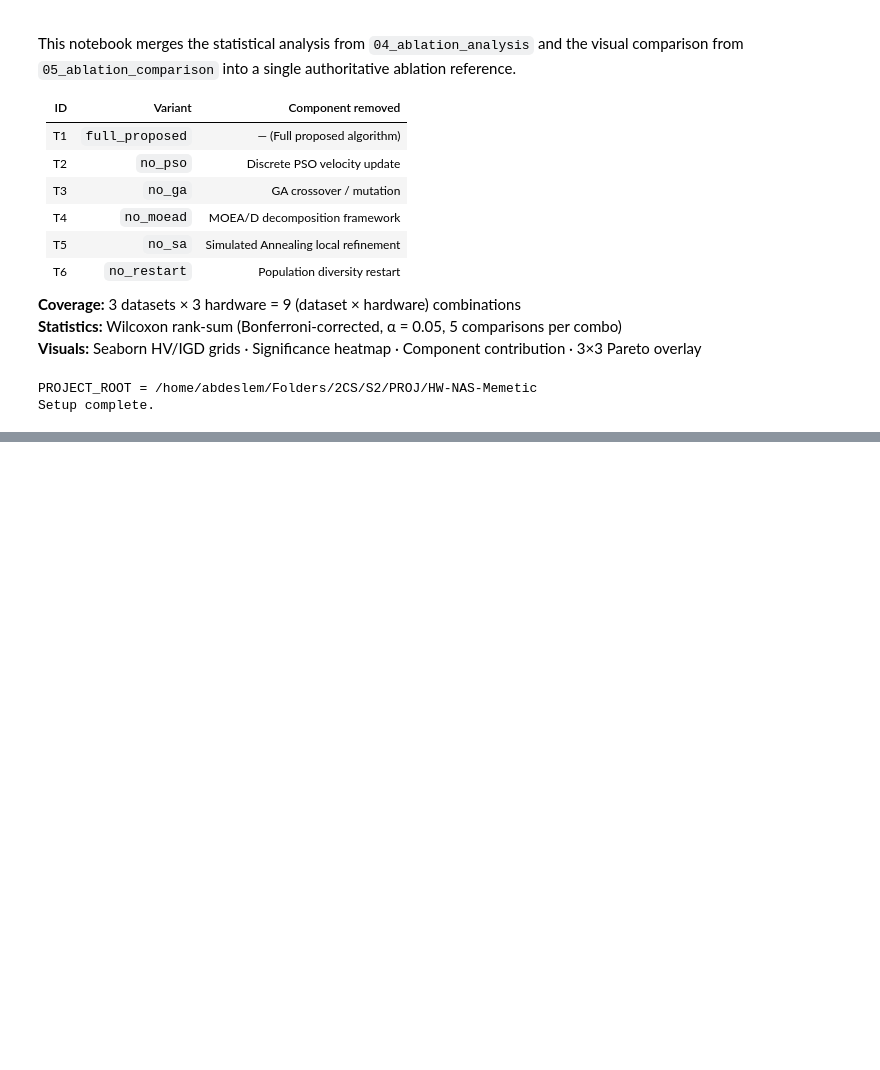
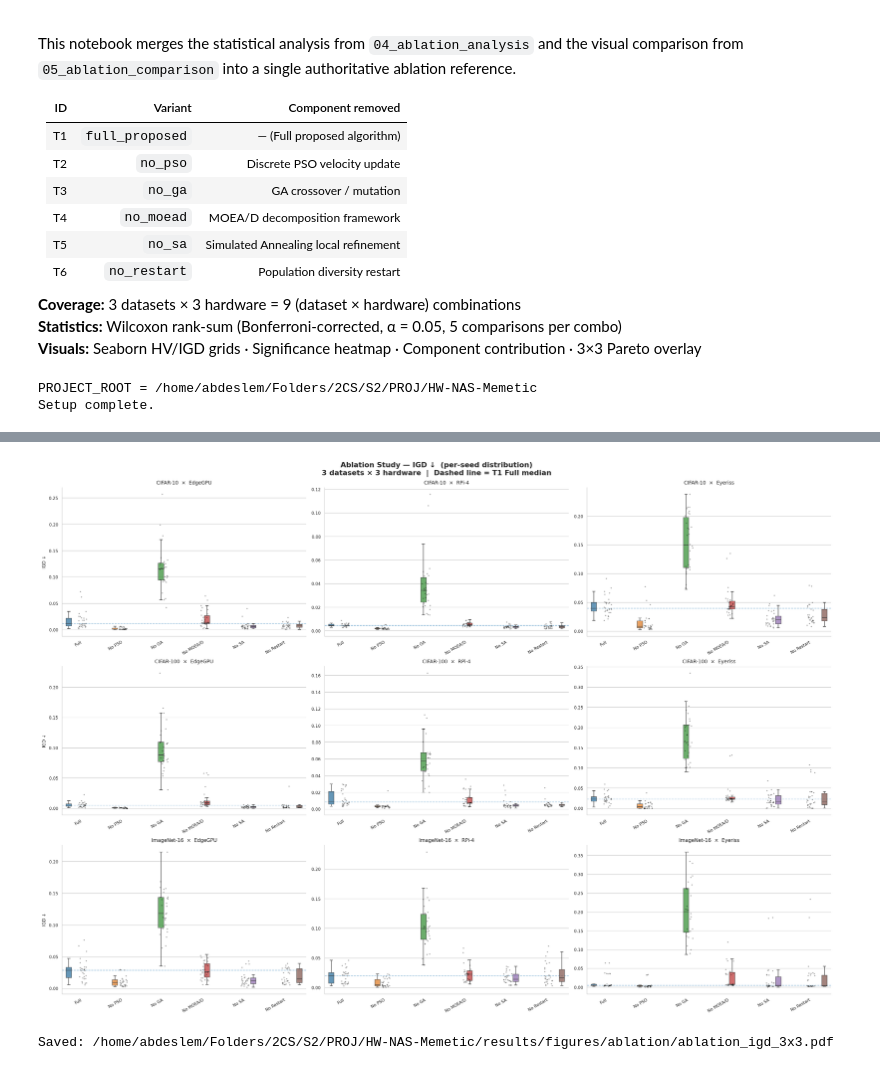
Before and after one commit to AbdeslemHMN/HW-NAS-Memetic, a Jupyter notebook: notebooks/05_comprehensive_ablation.ipynb, the cells around one changed output, grey strips where cells are left out. Drawn from its saved outputs; the diff is of its cells as text; code cells hidden in the pictures; blank space fills up the shorter version.

```diff
--- a/notebooks/05_comprehensive_ablation.ipynb
+++ b/notebooks/05_comprehensive_ablation.ipynb
@@ -346,35 +447,38 @@ for r, ds in enumerate(DATASETS):
 
         if sub.empty:
             ax.text(0.5, 0.5, "No data", ha="center", va="center",
                     transform=ax.transAxes, fontsize=10, color="gray")
             ax.set_title(f"{DS_LABEL[ds]}  ×  {HW_LABEL[hw]}", fontsize=9)
             continue
 
         sns.boxplot(
-            data=sub, x="Short", y="IGD", order=order,
-            palette=PALETTE, ax=ax,
+            data=sub, x="Short", y="IGD", hue="Short", order=order,
+            palette=PALETTE, ax=ax, legend=False,
             showfliers=False, linewidth=0.9,
             boxprops=dict(alpha=0.75),
         )
         sns.stripplot(
             data=sub, x="Short", y="IGD", order=order,
             color="black", size=2.2, alpha=0.35, jitter=True, ax=ax,
         )
 
         t1_med = sub[sub["exp_name"] == "full_proposed"]["IGD"].median()
         ax.axhline(t1_med, color=COLORS["full_proposed"], lw=1.0,
                    ls="--", alpha=0.55, zorder=0)
 
         ax.set_title(f"{DS_LABEL[ds]}  ×  {HW_LABEL[hw]}", fontsize=9)
         ax.set_xlabel("")
         ax.set_xticklabels(order, fontsize=7.5, rotation=30, ha="right")
         ax.set_ylabel("IGD ↓" if c == 0 else "", fontsize=8)
         ax.tick_params(axis="y", labelsize=7.5)
 
 save_igd = OUT_DIR / "ablation_igd_3x3.pdf"
 plt.savefig(save_igd, bbox_inches="tight")
 plt.show()
 print(f"Saved: {save_igd}")
+# %% [output]
+[figure, added]
+Saved: /home/abdeslem/Folders/2CS/S2/PROJ/HW-NAS-Memetic/results/figures/ablation/ablation_igd_3x3.pdf
 # %%
 # ── Cell 7: Component contribution ranking (HV drop + IGD rise vs T1) ─────────
 contrib_records = []
```
Also changed, not shown: parts of 10 cells of this notebook.
